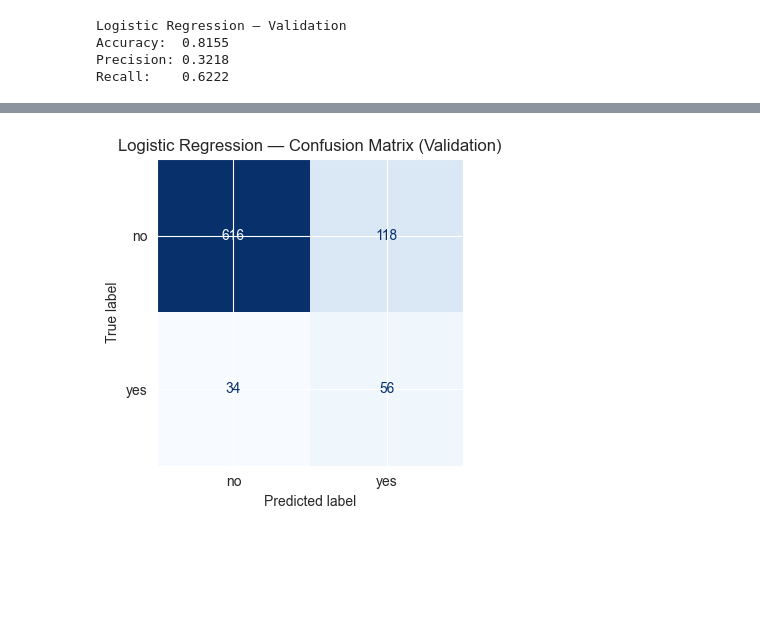
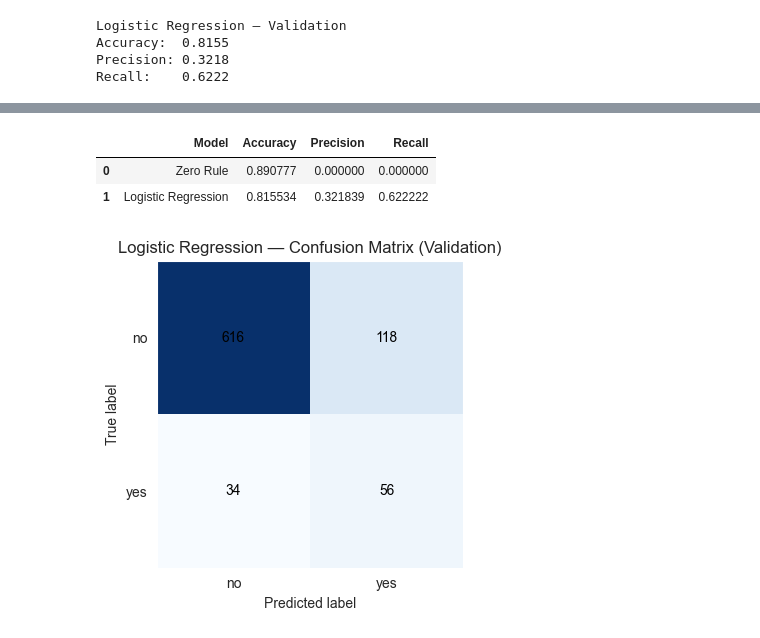
Before and after one commit to carlapalmes/ML-fundamentals-2026, a Jupyter notebook: assignment_1_carla_palmes_monzon.ipynb, the cells around one changed output, grey strips where cells are left out. Cells and saved outputs as stored; diff of their text form; code cells hidden in the pictures; blank space fills up the shorter version.

```diff
--- a/assignment_1_carla_palmes_monzon.ipynb
+++ b/assignment_1_carla_palmes_monzon.ipynb
@@ -690,15 +670,38 @@ plt.show()
-# %%
-from sklearn.metrics import confusion_matrix, ConfusionMatrixDisplay
-
-labels = ["no", "yes"]  # keep order consistent
-
-cm = confusion_matrix(y_val, val_pred, labels=labels)
-
-disp = ConfusionMatrixDisplay(confusion_matrix=cm, display_labels=labels)
-fig, ax = plt.subplots(figsize=(5, 4))
-disp.plot(ax=ax, values_format="d", cmap="Blues", colorbar=False)
-ax.set_title("Logistic Regression — Confusion Matrix (Validation)")
-plt.tight_layout()
-plt.show()
-# %% [output]
-[figure, removed]
+# %%
+import pandas as pd
+
+comparison = pd.DataFrame({
+    "Model": ["Zero Rule", "Logistic Regression"],
+    "Accuracy": [dummy_accuracy, val_accuracy],
+    "Precision": [dummy_precision, val_precision],
+    "Recall": [dummy_recall, val_recall]
+})
+
+comparison
+# %% [output]
+|  | Model | Accuracy | Precision | Recall |
+| 0 | Zero Rule | 0.890777 | 0.000000 | 0.000000 |
+| 1 | Logistic Regression | 0.815534 | 0.321839 | 0.622222 |
+# %%
+from sklearn.metrics import confusion_matrix, ConfusionMatrixDisplay
+
+labels = ["no", "yes"]  # keep order consistent
+
+cm = confusion_matrix(y_val, val_pred, labels=labels)
+
+disp = ConfusionMatrixDisplay(confusion_matrix=cm, display_labels=labels)
+fig, ax = plt.subplots(figsize=(5, 4))
+disp.plot(ax=ax, values_format="d", cmap="Blues", colorbar=False)
+
+# Remove grid lines so numbers are visible
+ax.grid(False)
+
+# Make numbers darker for visibility
+for text in ax.texts:
+    text.set_color("black")
+
+ax.set_title("Logistic Regression — Confusion Matrix (Validation)")
+plt.tight_layout()
+plt.show()
+# %% [output]
+[figure, added]
```
Also changed, not shown: parts of 28 cells of this notebook.
